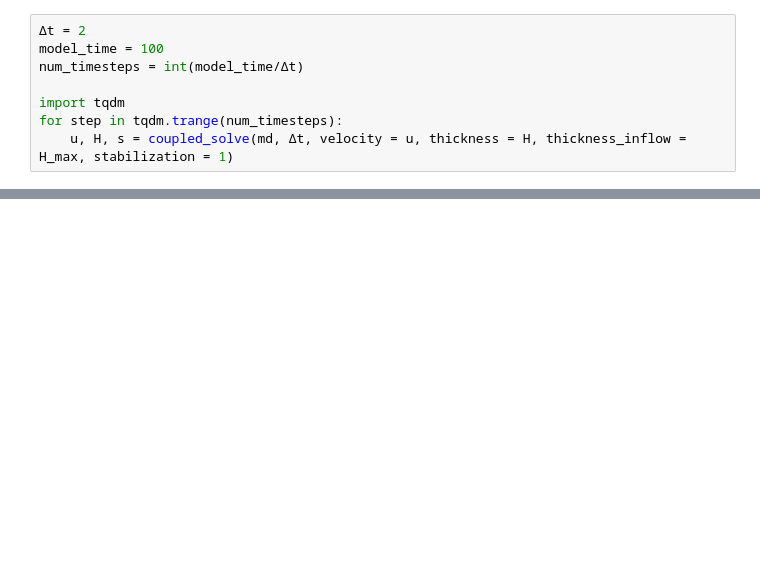
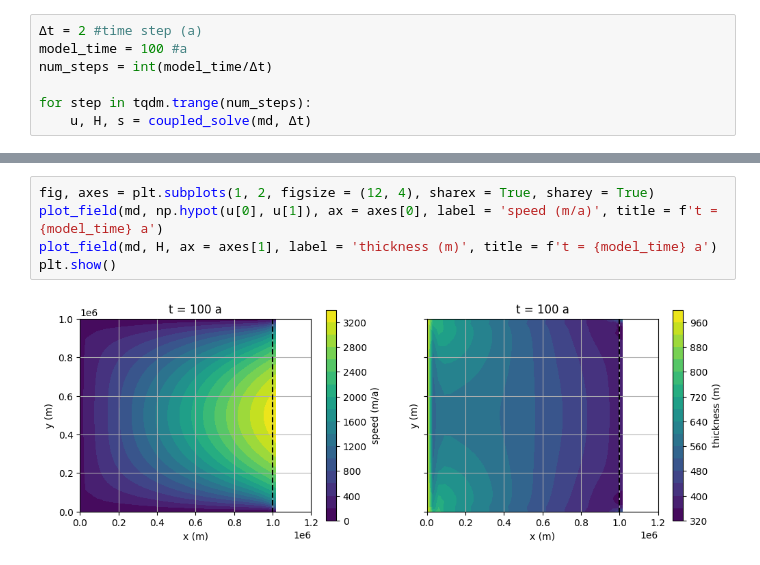
Before and after one commit to chrismiele/glimmer, a Jupyter notebook: issm/issm_square_ice_shelf_tutorial_MINIMAL.ipynb, the cells around one changed output, grey strips where cells are left out. Cells and saved outputs as stored; diff of their text form; blank space fills up the shorter version.

```diff
--- a/issm/issm_square_ice_shelf_tutorial_MINIMAL.ipynb
+++ b/issm/issm_square_ice_shelf_tutorial_MINIMAL.ipynb
@@ -85,8 +56,7 @@ Do this for a non-moving front (i.e., we assume that the advance rate is exactly
 # %%
-Δt = 2
-model_time = 100
-num_timesteps = int(model_time/Δt)
+Δt = 2 #time step (a)
+model_time = 100 #a
+num_steps = int(model_time/Δt)
 
-import tqdm
-for step in tqdm.trange(num_timesteps):
-    u, H, s = coupled_solve(md, Δt, velocity = u, thickness = H, thickness_inflow = H_max, stabilization = 1)
+for step in tqdm.trange(num_steps):
+    u, H, s = coupled_solve(md, Δt)
@@ -120,0 +63,7 @@ plt.show()
+# %%
+fig, axes = plt.subplots(1, 2, figsize = (12, 4), sharex = True, sharey = True)
+plot_field(md, np.hypot(u[0], u[1]), ax = axes[0], label = 'speed (m/a)', title = f't = {model_time} a')
+plot_field(md, H, ax = axes[1], label = 'thickness (m)', title = f't = {model_time} a')
+plt.show()
+# %% [output]
+[figure, added]
```
Also changed, not shown: parts of 23 cells of this notebook, 3 other files.
